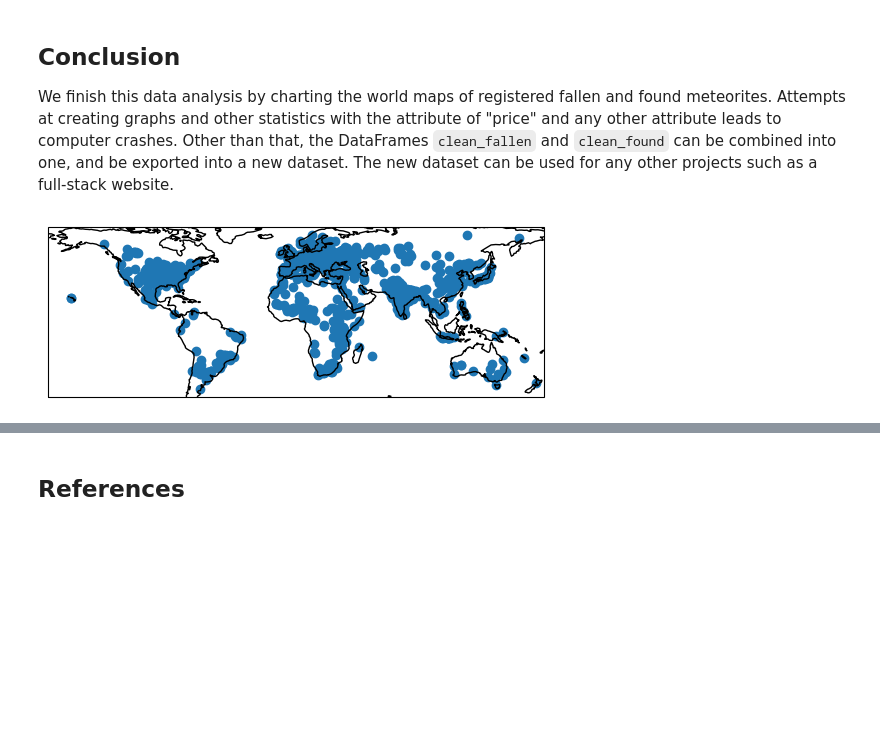
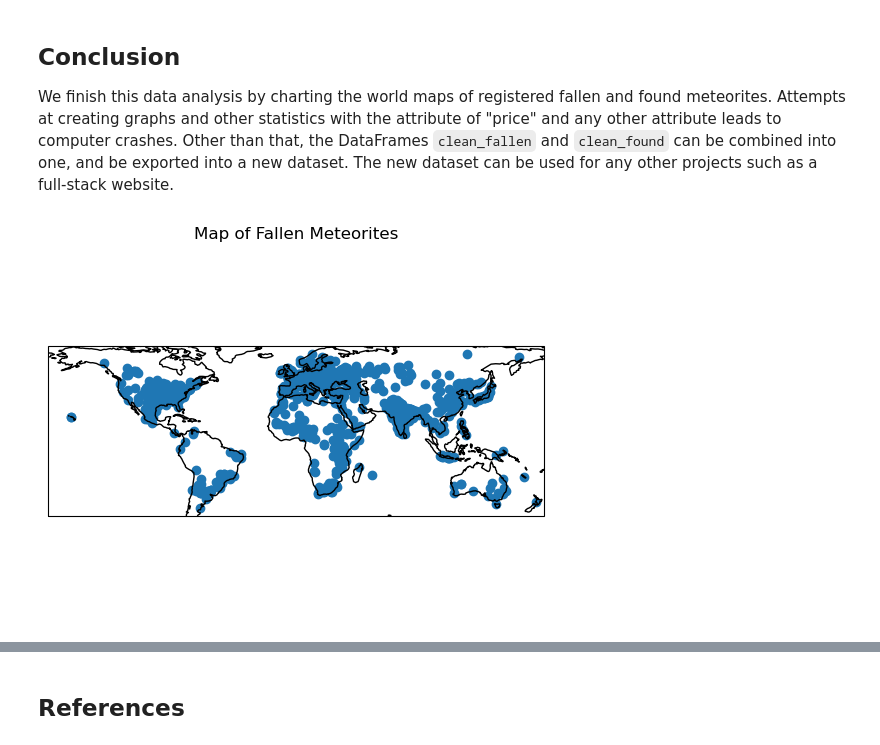
Before and after one commit to TheOceanMan7/meteorite-data, a Jupyter notebook: Meteorite_Landings.ipynb, the cells around one changed output, grey strips where cells are left out. Drawn from its saved outputs; the diff is of its cells as text; code cells hidden in the pictures; blank space fills up the shorter version.

```diff
--- a/Meteorite_Landings.ipynb
+++ b/Meteorite_Landings.ipynb
@@ -526,14 +526,16 @@ We finish this data analysis by charting the world maps of registered fallen and
 # %%
 lon = clean_fallen['reclong']
 lat = clean_fallen['reclat']
 fig = plt.figure()
+plt.title("Map of Fallen Meteorites")
+plt.axis('off')
 ax = fig.add_subplot(1, 1, 1,
                      projection=ccrs.PlateCarree())
 ax.scatter(lon, lat)
 ax.coastlines()
 plt.show()
 # %% [output]
-[figure, old version]
+[figure, new version]
 # %%
 lon = clean_found['reclong']
 lat = clean_found['reclat']
```
Also changed, not shown: parts of 1 cell of this notebook, 1 other file.
